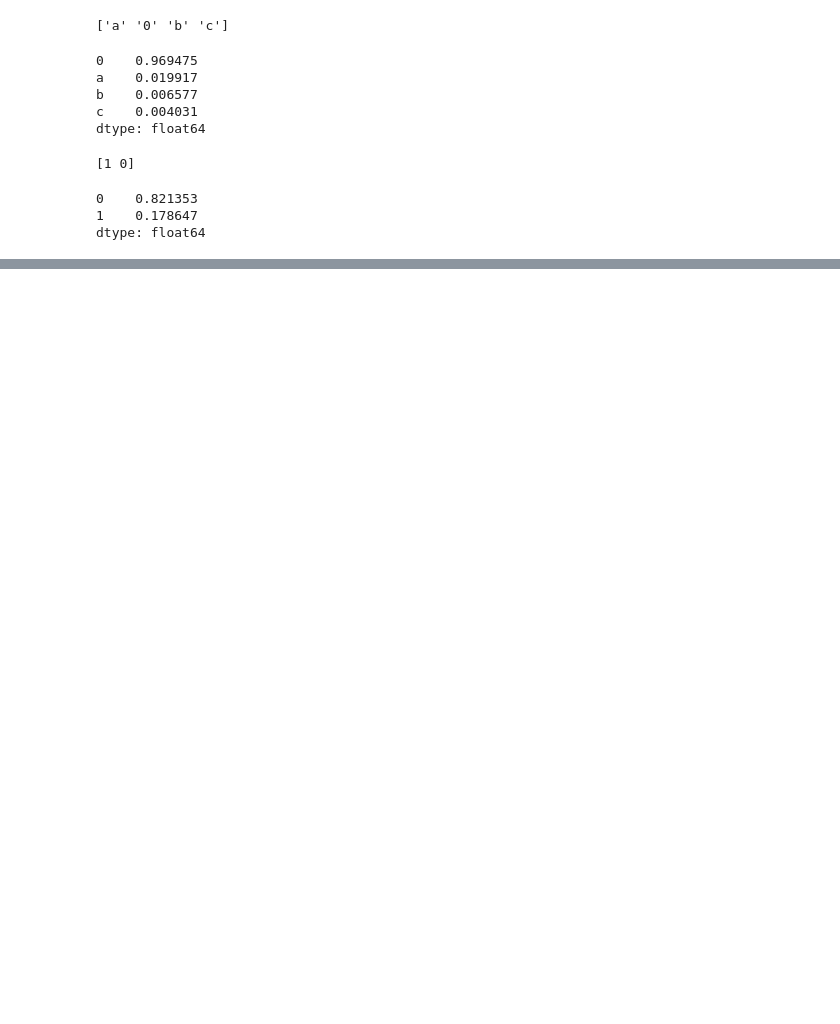
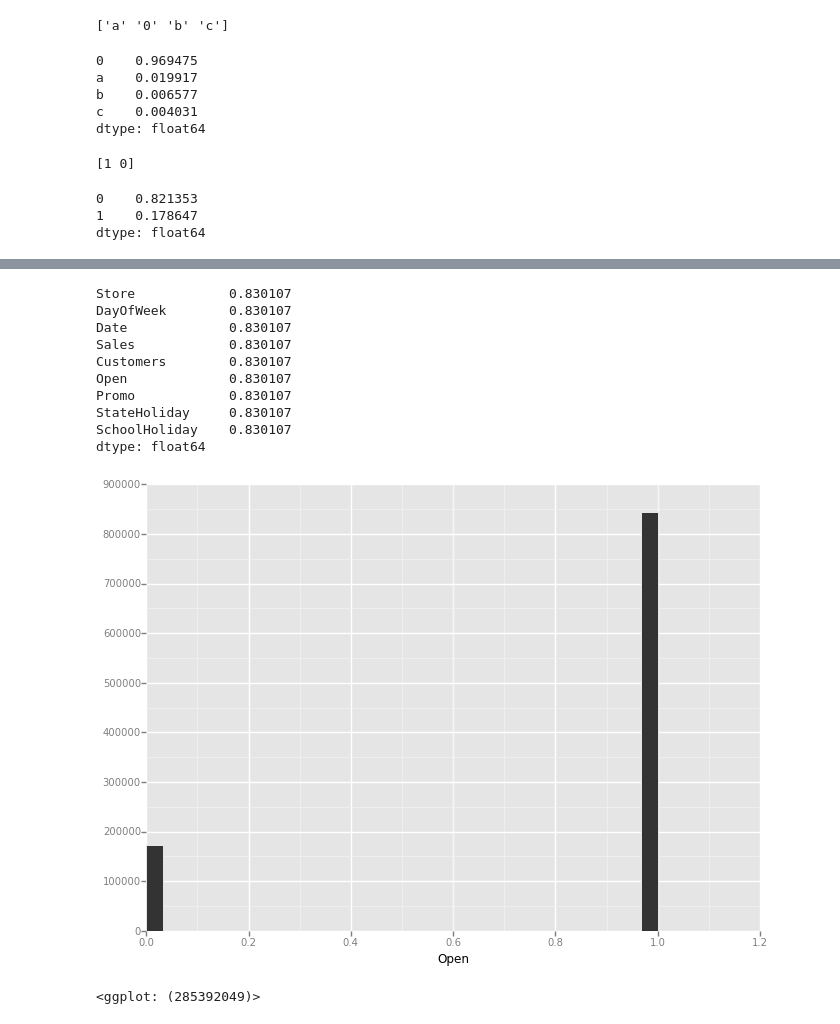
Before and after one commit to debugger06/Kaggle, a Jupyter notebook: rossmann/Untitled0.ipynb, the cells around one changed output, grey strips where cells are left out. Drawn from its saved outputs; the diff is of its cells as text; code cells hidden in the pictures; blank space fills up the shorter version.

```diff
--- a/rossmann/Untitled0.ipynb
+++ b/rossmann/Untitled0.ipynb
@@ -234,0 +201,17 @@ print IPython.sys_info()
+# %%
+print train.loc[train["Open"]==1].count()/len(train)
+p = ggplot(aes(x="Open"),data = train[])
+p + geom_bar()
+# %% [output]
+Store            0.830107
+DayOfWeek        0.830107
+Date             0.830107
+Sales            0.830107
+Customers        0.830107
+Open             0.830107
+Promo            0.830107
+StateHoliday     0.830107
+SchoolHoliday    0.830107
+dtype: float64
+[figure, added]
+<ggplot: (285392049)>
```
Also changed, not shown: parts of 24 cells of this notebook.
